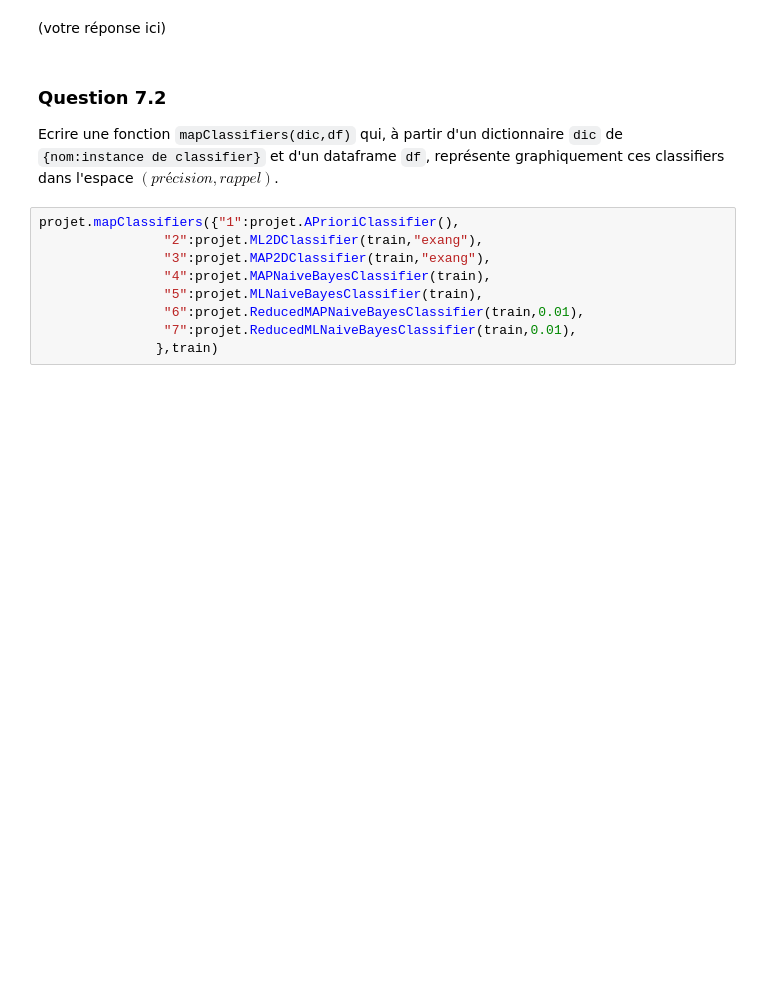
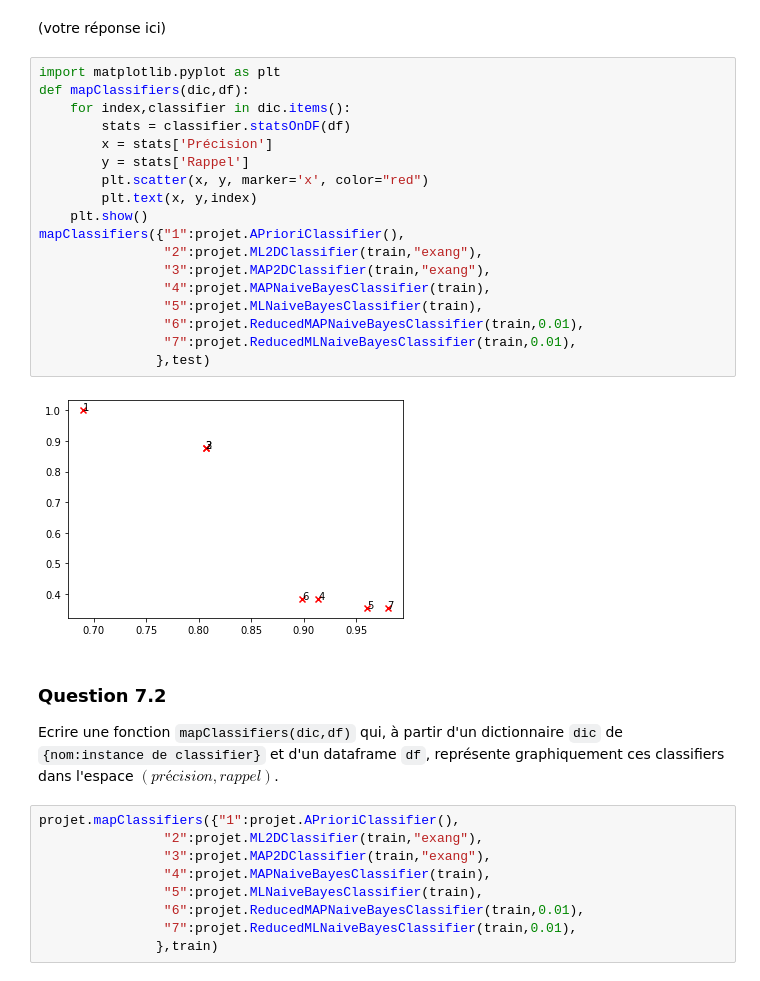
Before and after one commit to SpongeStark/LU3IN005_Project2, a Jupyter notebook: projet2-3i005.ipynb, the cells around one changed output. Cells and saved outputs as stored; diff of their text form; blank space fills up the shorter version.

```diff
--- a/projet2-3i005.ipynb
+++ b/projet2-3i005.ipynb
@@ -711,6 +711,26 @@ Nous commençons à avoir pas mal de classifieurs. Pour les comparer, une possib
 Où se trouve à votre avis le point idéal ? Comment pourriez-vous proposer de comparer les différents classifieurs dans cette représentation graphique ?
 # %% [markdown]
 (votre réponse ici)
+# %%
+import matplotlib.pyplot as plt
+def mapClassifiers(dic,df):
+    for index,classifier in dic.items():
+        stats = classifier.statsOnDF(df)
+        x = stats['Précision']
+        y = stats['Rappel']
+        plt.scatter(x, y, marker='x', color="red")
+        plt.text(x, y,index)
+    plt.show()
+mapClassifiers({"1":projet.APrioriClassifier(),
+                "2":projet.ML2DClassifier(train,"exang"),
+                "3":projet.MAP2DClassifier(train,"exang"),
+                "4":projet.MAPNaiveBayesClassifier(train),
+                "5":projet.MLNaiveBayesClassifier(train),
+                "6":projet.ReducedMAPNaiveBayesClassifier(train,0.01),
+                "7":projet.ReducedMLNaiveBayesClassifier(train,0.01),
+               },test)
+# %% [output]
+[figure, added]
 # %% [markdown]
 ### Question 7.2
 
```
Also changed, not shown: 1 other file.
